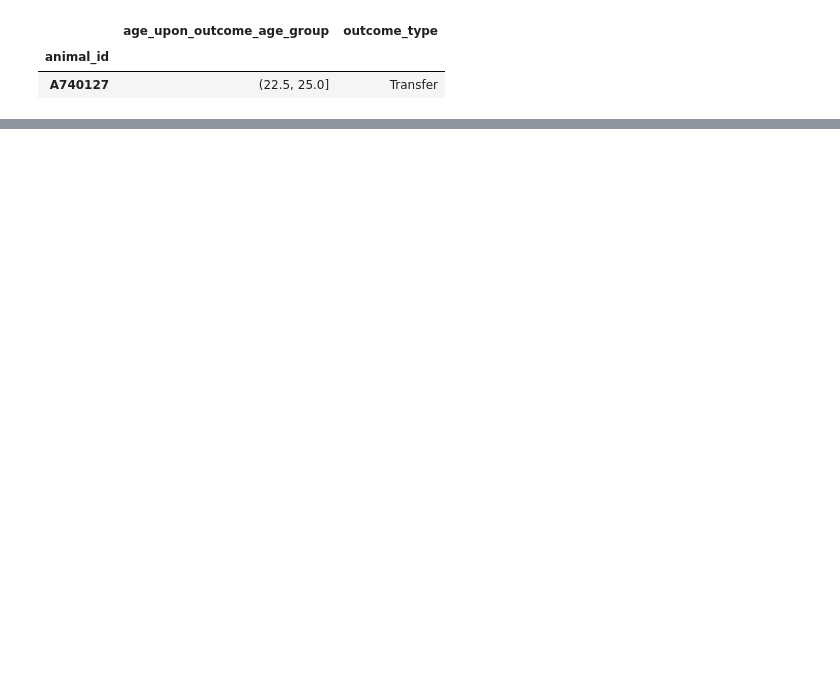
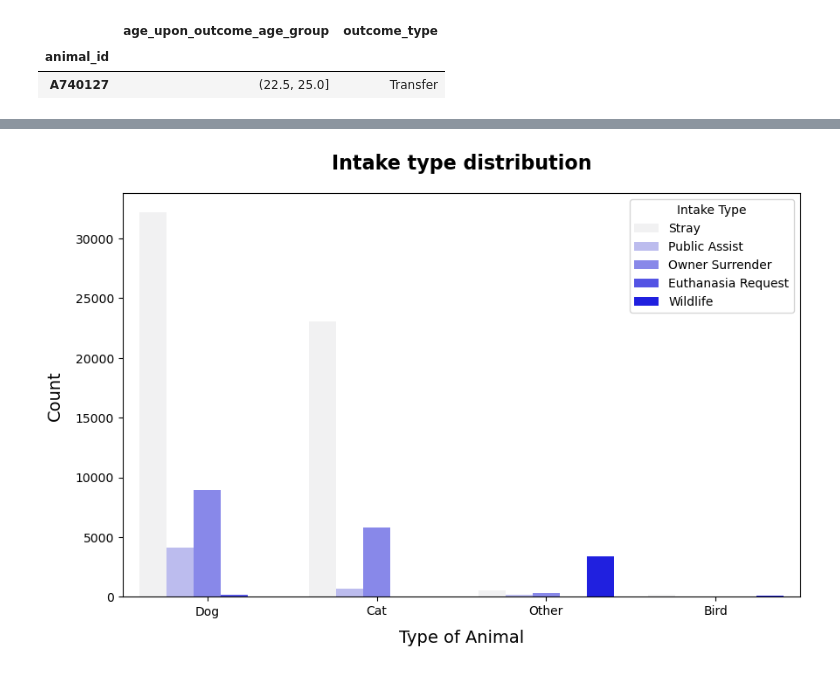
Before and after one commit to KatarinaOldakowski/Austin_Animal_Centre_Shelter, a Jupyter notebook: Austin_Animal_Centre_Shelter.ipynb, the cells around one changed output, grey strips where cells are left out. Saved outputs shown, nothing was run; the diff lists cells and outputs as text; code cells hidden in the pictures; blank space fills up the shorter version.

```diff
--- a/Austin_Animal_Centre_Shelter.ipynb
+++ b/Austin_Animal_Centre_Shelter.ipynb
@@ -350,0 +400,20 @@ desired_rows
+# %%
+plt.figure(figsize = (10,6))
+
+light_blue = (0.3, 0.6, 0.9, 1.0)
+
+ax = sns.countplot(x="animal_type", hue="intake_type", data=df, palette="light:blue")
+
+
+ax.set_title("Intake type distribution", fontsize =16, pad= 20, fontweight= "bold")
+ax.set_xlabel("Type of Animal", fontsize = 14, labelpad =10)
+ax.set_ylabel("Count", fontsize = 14, labelpad =10)
+
+plt.legend(title="Intake Type", loc="upper right")
+plt.xticks(rotation=0)
+plt.show()
+
+# The biggest problem shelter occuring are the stray animals, only other type animals
+# were taken to shelter due to euthanasia request
+# %% [output]
+[figure, added]
```
Also changed, not shown: parts of 11 cells of this notebook.
